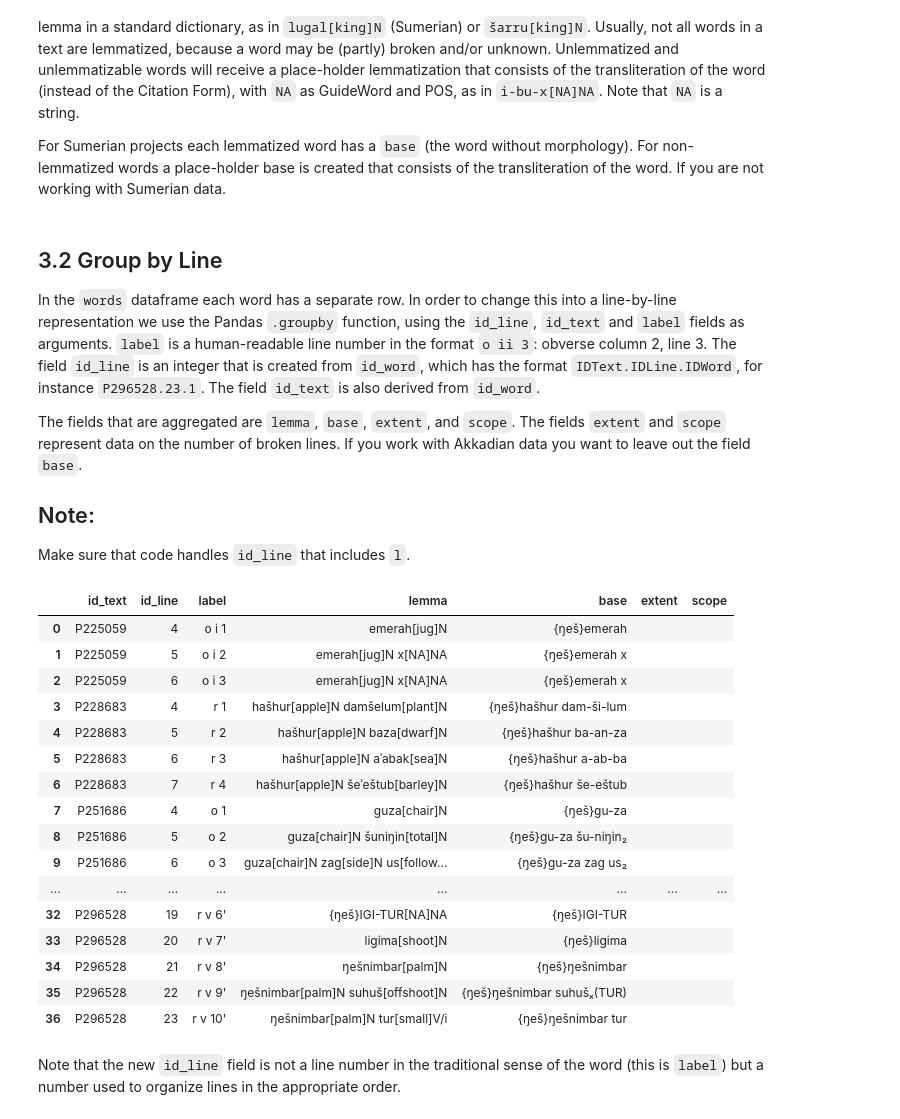
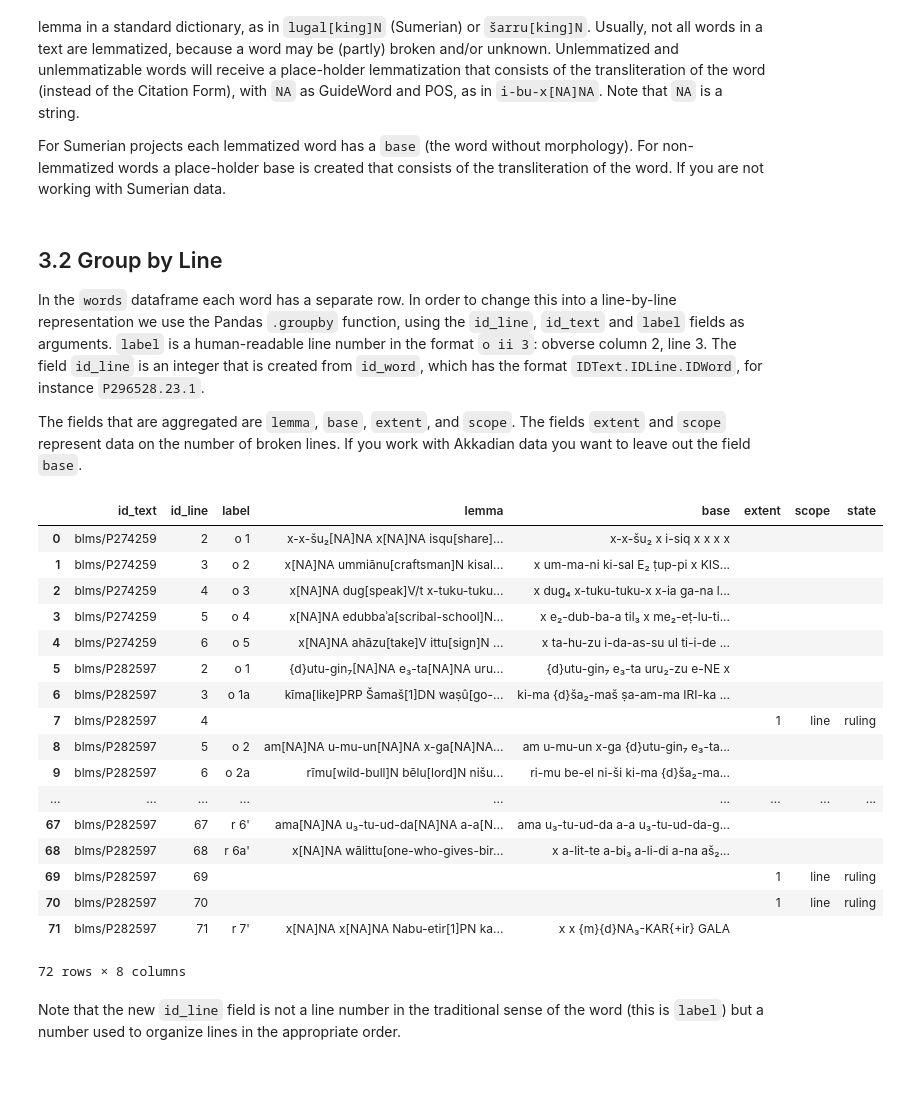
Before and after one commit to niekveldhuis/ORACC-JSON, a Jupyter notebook: Third_JSON_parser.ipynb, the cells around one changed output. Cells and saved outputs as stored; diff of their text form; code cells hidden in the pictures; blank space fills up the shorter version.

Commit message:
adjust id_text in parsers

```diff
--- a/Third_JSON_parser.ipynb
+++ b/Third_JSON_parser.ipynb
@@ -47,10 +47,10 @@ The variable `keep` is initially set to `False` if there is a `startlabel`. When
 
 The list `dollar_keys` (also outside of the function) stores the relevant field names when capturing line breaks etc.
 # %%
-def parsejson(text):
+def parsejson(text, parameters):
     for JSONobject in text["cdl"]:
         if "cdl" in JSONobject:
-            parsejson(JSONobject)
+            parsejson(JSONobject, parameters)
         if "label" in JSONobject:
             parameters["label"] = JSONobject["label"]
         if parameters["label"] == parameters["startlabel"]:
@@ -62,10 +62,12 @@ def parsejson(text):
                 lemma = JSONobject["f"]
                 lemma["id_word"] = JSONobject["ref"]
                 lemma["label"] = parameters["label"]
+                lemma["id_text"] = parameters["id_text"]
                 lemm_l.append(lemma)
             if "strict" in JSONobject and JSONobject["strict"] == "1":
                 lemma = {key: JSONobject[key] for key in dollar_keys}
                 lemma["id_word"] = JSONobject["ref"] + ".0"
+                lemma["id_text"] = parameters["id_text"]
                 lemm_l.append(lemma)
     return
 # %% [markdown]
@@ -74,15 +76,16 @@ def parsejson(text):
 lemm_l = []
 dollar_keys = ["extent", "scope", "state"]
 for pqx in tqdm.tqdm(nos_labels):
-    project = pqx[0][:-8]
-    textid = pqx[0][-7:]
-    parameters = {"startlabel":pqx[1][0].strip(), "endlabel":pqx[1][1].strip(), "label":None, "keep": False}
+    project = pqx[0][:-8].lower()
+    textid = pqx[0][-7:].upper()
+    parameters = {"startlabel":pqx[1][0].strip(), "endlabel":pqx[1][1].strip(), "label":None,
+                  "keep": False, "id_text": project + "/" + textid}
     if parameters["startlabel"] == "":
         parameters["keep"] = True
     url = "http://oracc.museum.upenn.edu/" + project + "/corpusjson/" + textid + ".json"
     r = requests.get(url).json()
     try:
-        parsejson(r)
+        parsejson(r, parameters)
     except:
         print(url + ' is not available or not complete')
 # %% [markdown]
@@ -93,7 +96,7 @@ For various reasons not all JSON files will have all data types that potentially
 # %%
 words = pd.DataFrame(lemm_l)
 fields = ['base', 'cf', 'cont', 'epos', 'extent', 'form', 'gw', 'id_word',
-          'label', 'lang', 'morph', 'norm', 'norm0', 'pos', 'scope', 'sense', 'sig']
+          'label', 'lang', 'morph', 'norm', 'norm0', 'pos', 'scope', 'sense']
 for field in fields:
     if not field in words.columns:
         words[field] = ''
@@ -163,41 +167,40 @@ words['lemma'] = [lemma if not lemma == '[NA]NA' else '' for lemma in words['lem
 words['base'] = words.apply(lambda r: r["base"] if r["base"] != '' or r['label'] == '' else r['form'], axis=1)
 # %% [markdown]
 ## 3.2 Group by Line
-In the `words` dataframe each word has a separate row. In order to change this into a line-by-line representation we use the Pandas `.groupby` function, using the `id_line`, `id_text` and `label` fields as arguments. `label` is a human-readable line number in the format `o ii 3`: obverse column 2, line 3. The field `id_line` is an integer that is created from `id_word`, which has the format `IDText.IDLine.IDWord`, for instance `P296528.23.1`. The field `id_text` is also derived from `id_word`.
+In the `words` dataframe each word has a separate row. In order to change this into a line-by-line representation we use the Pandas `.groupby` function, using the `id_line`, `id_text` and `label` fields as arguments. `label` is a human-readable line number in the format `o ii 3`: obverse column 2, line 3. The field `id_line` is an integer that is created from `id_word`, which has the format `IDText.IDLine.IDWord`, for instance `P296528.23.1`.
 
 The fields that are aggregated are `lemma`, `base`, `extent`, and `scope`. The fields `extent` and `scope` represent data on the number of broken lines. If you work with Akkadian data you want to leave out the field `base`.
-
-## Note:
-Make sure that code handles `id_line` that includes `l`.
 # %%
-words['id_line'] = [int(wordid[wordid.find('.')+1:wordid.rfind('.')]) for wordid in words['id_word']]
-words['id_text'] = [wordid[:7] for wordid in words['id_word']]
+#words['id_line'] = [int(wordid[wordid.find('.')+1:wordid.rfind('.')]) for wordid in words['id_word']]
+words['id_line'] = [int(wordid.split('.')[1]) for wordid in words['id_word']]
 # %%
 lines = words.groupby([words['id_text'], words['id_line'], words['label']]).agg({
         'lemma': ' '.join,
         'base': ' '.join,
         'extent': ''.join,
-        'scope': ''.join
+        'scope': ''.join,
+        'state': ''.join
     }).reset_index()
 lines
 # %% [output]
-|  | id_text | id_line | label | lemma | base | extent | scope |
-| 0 | P225059 | 4 | o i 1 | emerah[jug]N | {ŋeš}emerah |  |  |
-| 1 | P225059 | 5 | o i 2 | emerah[jug]N x[NA]NA | {ŋeš}emerah x |  |  |
-| 2 | P225059 | 6 | o i 3 | emerah[jug]N x[NA]NA | {ŋeš}emerah x |  |  |
-| 3 | P228683 | 4 | r 1 | hašhur[apple]N damšelum[plant]N | {ŋeš}hašhur dam-ši-lum |  |  |
-| 4 | P228683 | 5 | r 2 | hašhur[apple]N baza[dwarf]N | {ŋeš}hašhur ba-an-za |  |  |
-| 5 | P228683 | 6 | r 3 | hašhur[apple]N aʾabak[sea]N | {ŋeš}hašhur a-ab-ba |  |  |
-| 6 | P228683 | 7 | r 4 | hašhur[apple]N šeʾeštub[barley]N | {ŋeš}hašhur še-eštub |  |  |
-| 7 | P251686 | 4 | o 1 | guza[chair]N | {ŋeš}gu-za |  |  |
-| 8 | P251686 | 5 | o 2 | guza[chair]N šuniŋin[total]N | {ŋeš}gu-za šu-niŋin₂ |  |  |
-| 9 | P251686 | 6 | o 3 | guza[chair]N zag[side]N us[follow... | {ŋeš}gu-za zag us₂ |  |  |
-| ... | ... | ... | ... | ... | ... | ... | ... |
-| 32 | P296528 | 19 | r v 6' | {ŋeš}IGI-TUR[NA]NA | {ŋeš}IGI-TUR |  |  |
-| 33 | P296528 | 20 | r v 7' | ligima[shoot]N | {ŋeš}ligima |  |  |
-| 34 | P296528 | 21 | r v 8' | ŋešnimbar[palm]N | {ŋeš}ŋešnimbar |  |  |
-| 35 | P296528 | 22 | r v 9' | ŋešnimbar[palm]N suhuš[offshoot]N | {ŋeš}ŋešnimbar suhušₓ(TUR) |  |  |
-| 36 | P296528 | 23 | r v 10' | ŋešnimbar[palm]N tur[small]V/i | {ŋeš}ŋešnimbar tur |  |  |
+|  | id_text | id_line | label | lemma | base | extent | scope | state |
+| 0 | blms/P274259 | 2 | o 1 | x-x-šu₂[NA]NA x[NA]NA isqu[share]... | x-x-šu₂ x i-siq x x x x |  |  |  |
+| 1 | blms/P274259 | 3 | o 2 | x[NA]NA ummiānu[craftsman]N kisal... | x um-ma-ni ki-sal E₂ ṭup-pi x KIS... |  |  |  |
+| 2 | blms/P274259 | 4 | o 3 | x[NA]NA dug[speak]V/t x-tuku-tuku... | x dug₄ x-tuku-tuku-x x-ia ga-na l... |  |  |  |
+| 3 | blms/P274259 | 5 | o 4 | x[NA]NA edubbaʾa[scribal-school]N... | x e₂-dub-ba-a til₃ x me₂-eṭ-lu-ti... |  |  |  |
+| 4 | blms/P274259 | 6 | o 5 | x[NA]NA ahāzu[take]V ittu[sign]N ... | x ta-hu-zu i-da-as-su ul ti-i-de ... |  |  |  |
+| 5 | blms/P282597 | 2 | o 1 | {d}utu-gin₇[NA]NA e₃-ta[NA]NA uru... | {d}utu-gin₇ e₃-ta uru₂-zu e-NE x |  |  |  |
+| 6 | blms/P282597 | 3 | o 1a | kīma[like]PRP Šamaš[1]DN waṣû[go-... | ki-ma {d}ša₂-maš ṣa-am-ma IRI-ka ... |  |  |  |
+| 7 | blms/P282597 | 4 |  |  |  | 1 | line | ruling |
+| 8 | blms/P282597 | 5 | o 2 | am[NA]NA u-mu-un[NA]NA x-ga[NA]NA... | am u-mu-un x-ga {d}utu-gin₇ e₃-ta... |  |  |  |
+| 9 | blms/P282597 | 6 | o 2a | rīmu[wild-bull]N bēlu[lord]N nišu... | ri-mu be-el ni-ši ki-ma {d}ša₂-ma... |  |  |  |
+| ... | ... | ... | ... | ... | ... | ... | ... | ... |
+| 67 | blms/P282597 | 67 | r 6' | ama[NA]NA u₃-tu-ud-da[NA]NA a-a[N... | ama u₃-tu-ud-da a-a u₃-tu-ud-da-g... |  |  |  |
+| 68 | blms/P282597 | 68 | r 6a' | x[NA]NA wālittu[one-who-gives-bir... | x a-lit-te a-bi₃ a-li-di a-na aš₂... |  |  |  |
+| 69 | blms/P282597 | 69 |  |  |  | 1 | line | ruling |
+| 70 | blms/P282597 | 70 |  |  |  | 1 | line | ruling |
+| 71 | blms/P282597 | 71 | r 7' | x[NA]NA x[NA]NA Nabu-etir[1]PN ka... | x x {m}{d}NA₃-KAR{+ir} GALA |  |  |  |
+72 rows × 8 columns
 # %% [markdown]
 Note that the new `id_line` field is not a line number in the traditional sense of the word (this is `label`) but a number used to organize lines in the appropriate order.
 # %% [markdown]
```
Also changed, not shown: parts of 1 cell of this notebook, 4 other files.
